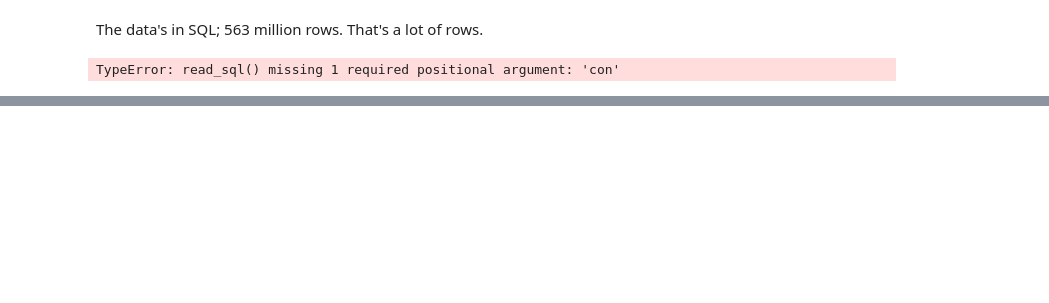
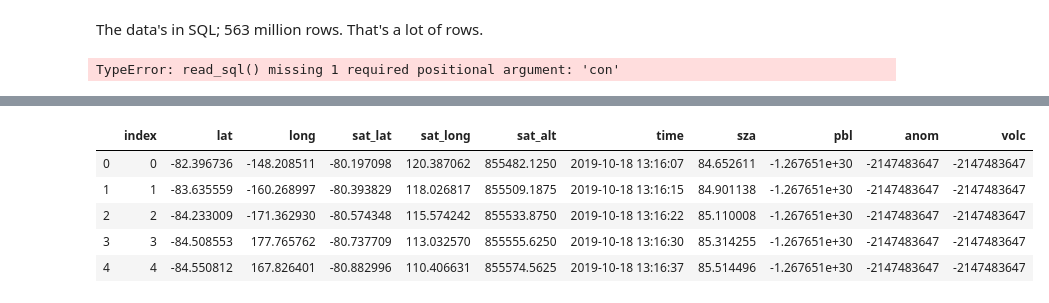
Before and after one commit to mcleverley/sulfur_dioxide_global, a Jupyter notebook: more_EDA.ipynb, the cells around one changed output, grey strips where cells are left out. Saved outputs shown, nothing was run; the diff lists cells and outputs as text; code cells hidden in the pictures; blank space fills up the shorter version.

```diff
--- a/more_EDA.ipynb
+++ b/more_EDA.ipynb
@@ -13,0 +95,9 @@ TypeError: read_sql() missing 1 required positional argument: 'con'
+# %%
+df.head()
+# %% [output]
+|  | index | lat | long | sat_lat | sat_long | sat_alt | time | sza | pbl | anom | volc |
+| 0 | 0 | -82.396736 | -148.208511 | -80.197098 | 120.387062 | 855482.1250 | 2019-10-18 13:16:07 | 84.652611 | -1.267651e+30 | -2147483647 | -2147483647 |
+| 1 | 1 | -83.635559 | -160.268997 | -80.393829 | 118.026817 | 855509.1875 | 2019-10-18 13:16:15 | 84.901138 | -1.267651e+30 | -2147483647 | -2147483647 |
+| 2 | 2 | -84.233009 | -171.362930 | -80.574348 | 115.574242 | 855533.8750 | 2019-10-18 13:16:22 | 85.110008 | -1.267651e+30 | -2147483647 | -2147483647 |
+| 3 | 3 | -84.508553 | 177.765762 | -80.737709 | 113.032570 | 855555.6250 | 2019-10-18 13:16:30 | 85.314255 | -1.267651e+30 | -2147483647 | -2147483647 |
+| 4 | 4 | -84.550812 | 167.826401 | -80.882996 | 110.406631 | 855574.5625 | 2019-10-18 13:16:37 | 85.514496 | -1.267651e+30 | -2147483647 | -2147483647 |
```
Also changed, not shown: parts of 52 cells of this notebook, 1 other file.
